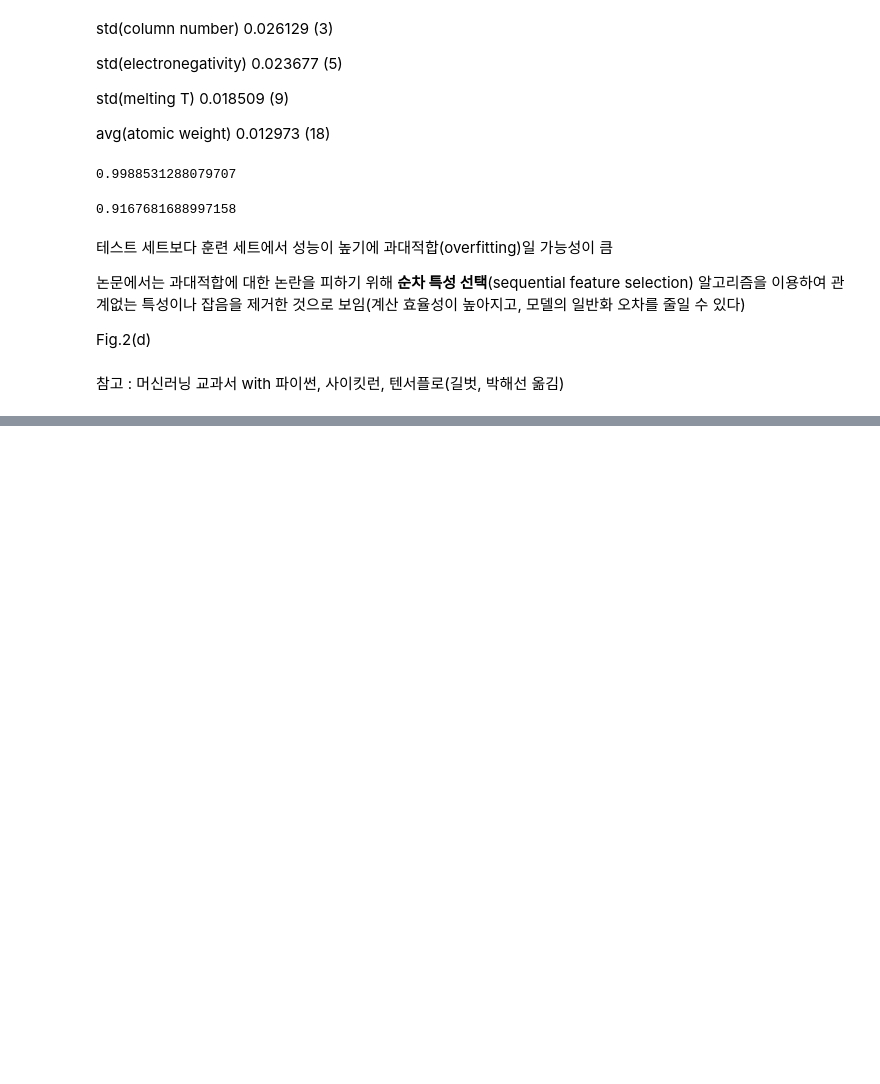
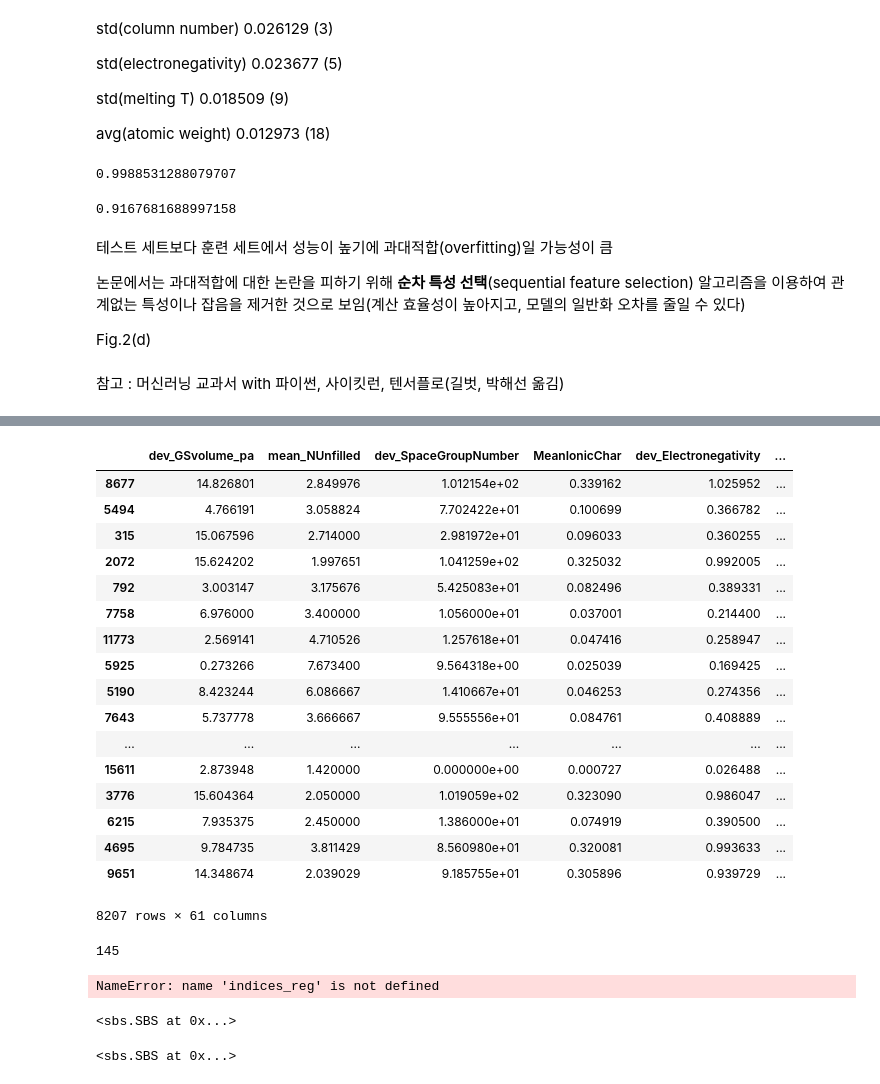
Before and after one commit to LK-LAB/Review, a Jupyter notebook: s41524-018-0085-8/Review_s41524-018-0085-8.ipynb, the cells around one changed output, grey strips where cells are left out. Cells and saved outputs as stored; diff of their text form; code cells hidden in the pictures; blank space fills up the shorter version.

```diff
--- a/s41524-018-0085-8/Review_s41524-018-0085-8.ipynb
+++ b/s41524-018-0085-8/Review_s41524-018-0085-8.ipynb
@@ -139,0 +275,29 @@ TypeError: '(slice(None, None, None), (0, 1, 2, 3, 4, 5, 6, 7, 8, 9, 10, 11, 12,
+# %%
+ddd
+# %% [output]
+|  | dev_GSvolume_pa | mean_NUnfilled | dev_SpaceGroupNumber | MeanIonicChar | dev_Electronegativity | ... |
+| 8677 | 14.826801 | 2.849976 | 1.012154e+02 | 0.339162 | 1.025952 | ... |
+| 5494 | 4.766191 | 3.058824 | 7.702422e+01 | 0.100699 | 0.366782 | ... |
+| 315 | 15.067596 | 2.714000 | 2.981972e+01 | 0.096033 | 0.360255 | ... |
+| 2072 | 15.624202 | 1.997651 | 1.041259e+02 | 0.325032 | 0.992005 | ... |
+| 792 | 3.003147 | 3.175676 | 5.425083e+01 | 0.082496 | 0.389331 | ... |
+| 7758 | 6.976000 | 3.400000 | 1.056000e+01 | 0.037001 | 0.214400 | ... |
+| 11773 | 2.569141 | 4.710526 | 1.257618e+01 | 0.047416 | 0.258947 | ... |
+| 5925 | 0.273266 | 7.673400 | 9.564318e+00 | 0.025039 | 0.169425 | ... |
+| 5190 | 8.423244 | 6.086667 | 1.410667e+01 | 0.046253 | 0.274356 | ... |
+| 7643 | 5.737778 | 3.666667 | 9.555556e+01 | 0.084761 | 0.408889 | ... |
+| ... | ... | ... | ... | ... | ... | ... |
+| 15611 | 2.873948 | 1.420000 | 0.000000e+00 | 0.000727 | 0.026488 | ... |
+| 3776 | 15.604364 | 2.050000 | 1.019059e+02 | 0.323090 | 0.986047 | ... |
+| 6215 | 7.935375 | 2.450000 | 1.386000e+01 | 0.074919 | 0.390500 | ... |
+| 4695 | 9.784735 | 3.811429 | 8.560980e+01 | 0.320081 | 0.993633 | ... |
+| 9651 | 14.348674 | 2.039029 | 9.185755e+01 | 0.305896 | 0.939729 | ... |
+8207 rows × 61 columns
+# %%
+X_train.shape[1]
+# %% [output]
+145
+# %%
+d=indices_reg
+# %% [output]
+NameError: name 'indices_reg' is not defined
@@ -139,0 +315,9 @@ TypeError: '(slice(None, None, None), (0, 1, 2, 3, 4, 5, 6, 7, 8, 9, 10, 11, 12,
+# %%
+knn = KNeighborsClassifier(n_neighbors=5)
+sbs = SBS(knn, k_features=1)
+# %% [output]
+<sbs.SBS at 0x...>
+# %%
+sbs.fit(XW_train_std, yW_train)
+# %% [output]
+<sbs.SBS at 0x...>
```
Also changed, not shown: parts of 36 cells of this notebook, 2 other files.
